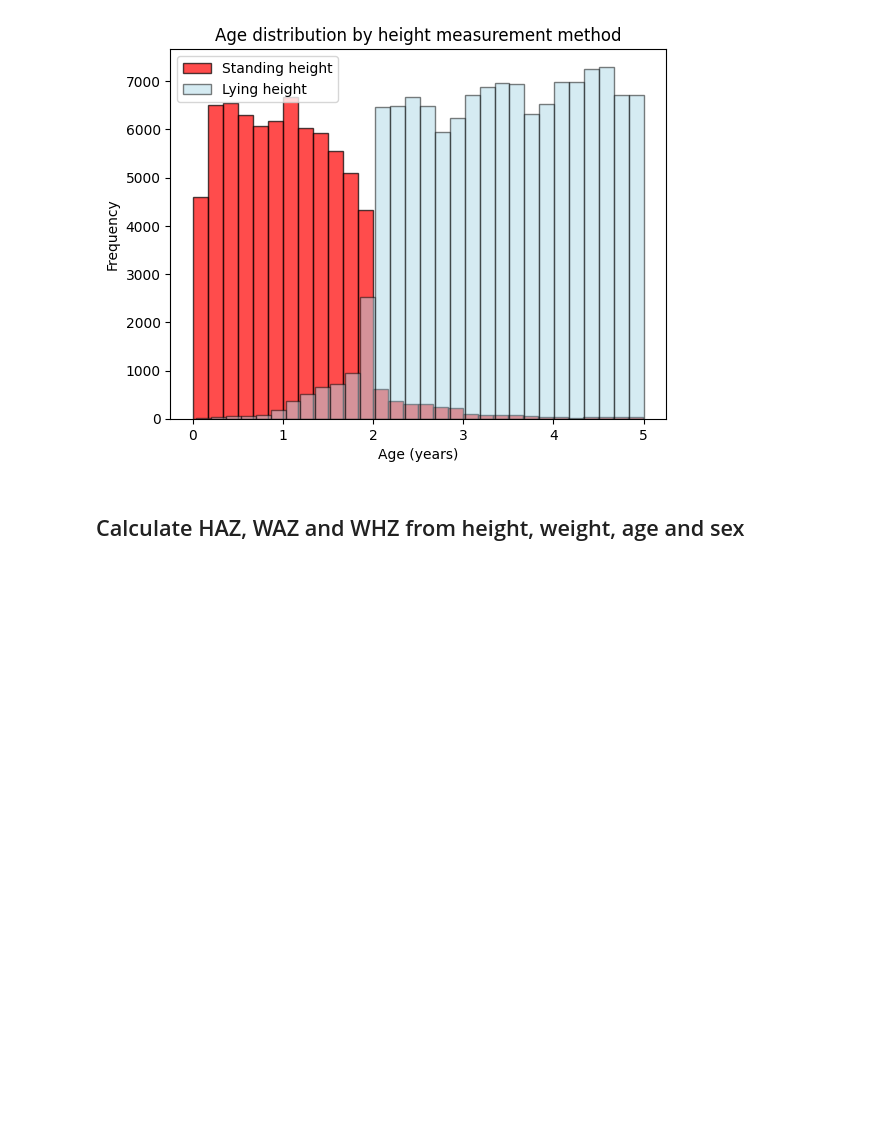
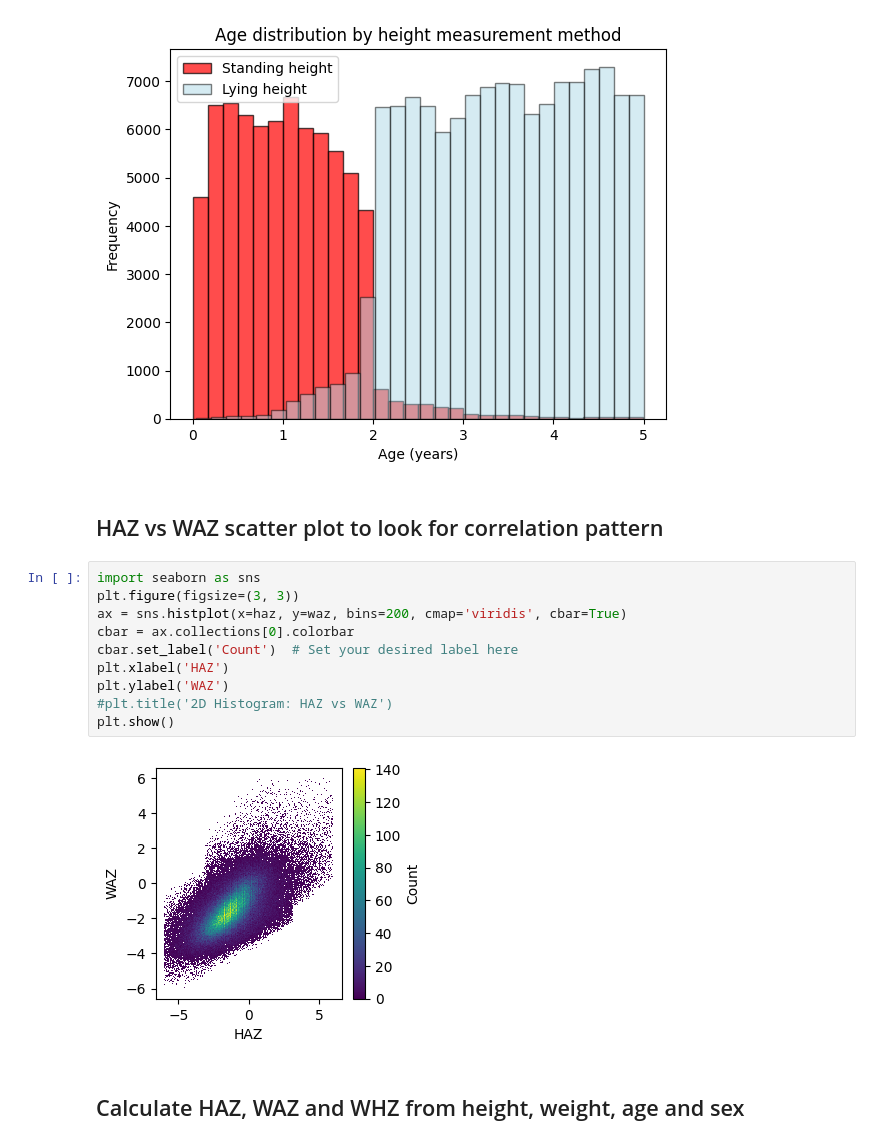
Before and after one commit to vaishnav-sudhanva/discsim, a Jupyter notebook: api/utils/Pre Survey Nested Simulation/ECD_data_analysis.ipynb, the cells around one changed output. Drawn from its saved outputs; the diff is of its cells as text; blank space fills up the shorter version.

Commit message:
Look at HAZ-WAZ correlations in data and sim

```diff
--- a/api/utils/Pre Survey Nested Simulation/ECD_data_analysis.ipynb
+++ b/api/utils/Pre Survey Nested Simulation/ECD_data_analysis.ipynb
@@ -359,6 +359,20 @@ plt.legend()
 # %% [output]
 <matplotlib.legend.Legend at 0x...>
 [figure]
+# %% [markdown]
+## HAZ vs WAZ scatter plot to look for correlation pattern
+# %%
+import seaborn as sns
+plt.figure(figsize=(3, 3))
+ax = sns.histplot(x=haz, y=waz, bins=200, cmap='viridis', cbar=True)
+cbar = ax.collections[0].colorbar
+cbar.set_label('Count')  # Set your desired label here
+plt.xlabel('HAZ')
+plt.ylabel('WAZ')
+#plt.title('2D Histogram: HAZ vs WAZ')
+plt.show()
+# %% [output]
+[figure, added]
 # %% [markdown]
 ## Calculate HAZ, WAZ and WHZ from height, weight, age and sex
 # %%
```
Also changed, not shown: parts of 2 cells of this notebook, 1 other file.
